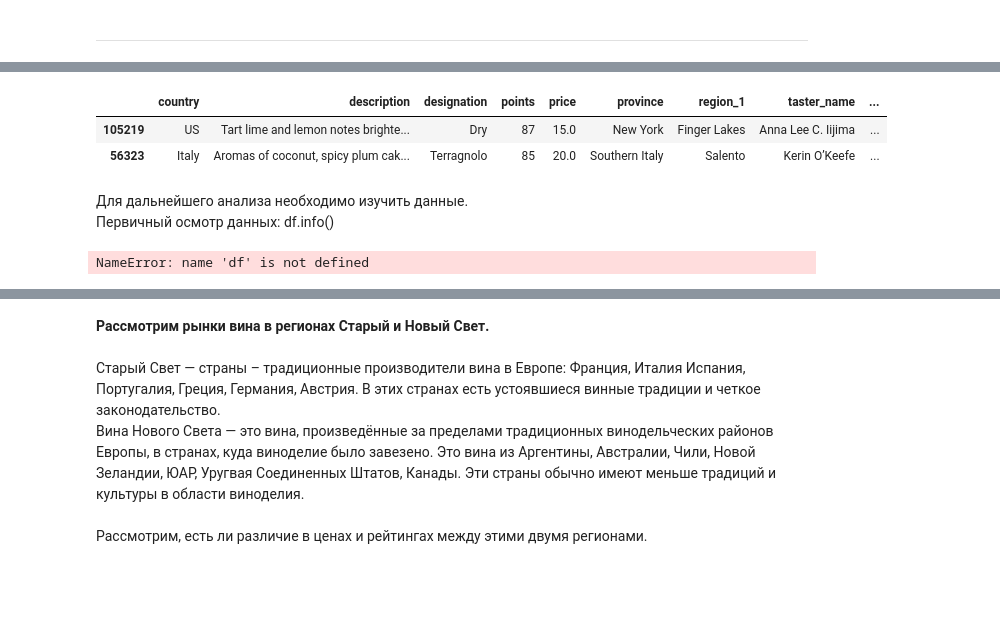
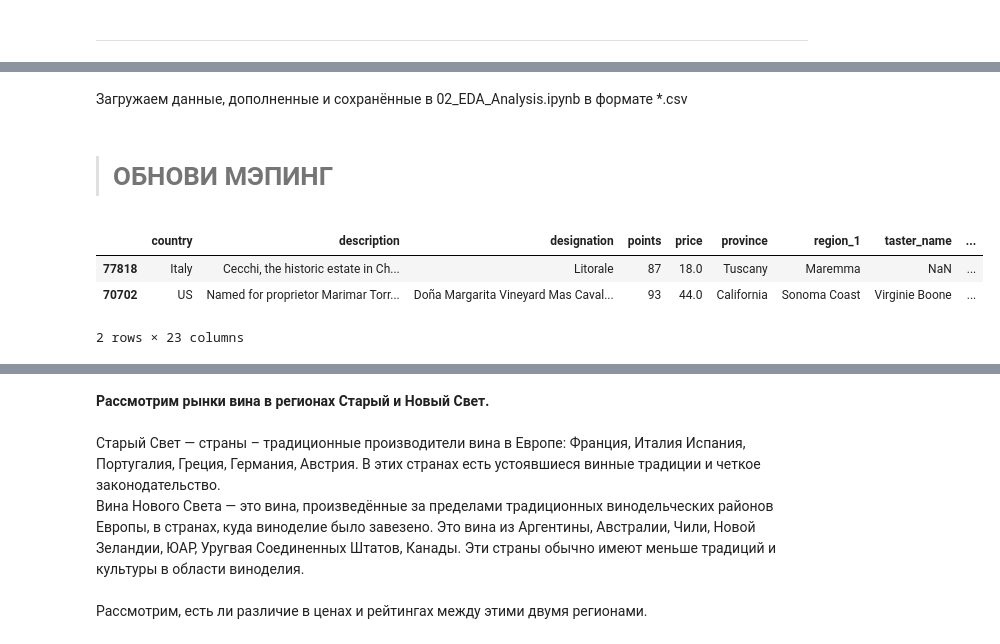
Before and after one commit to 26Ginger/wine-reviews, a Jupyter notebook: notebooks/03_Market_Structure_Hypothesis.ipynb, the cells around one changed output, grey strips where cells are left out. Saved outputs shown, nothing was run; the diff lists cells and outputs as text; code cells hidden in the pictures; blank space fills up the shorter version.

```diff
--- a/notebooks/03_Market_Structure_Hypothesis.ipynb
+++ b/notebooks/03_Market_Structure_Hypothesis.ipynb
@@ -74,30 +71,30 @@ import warnings; warnings.filterwarnings('ignore', category=FutureWarning)
-# %%
-df = pd.read_csv('data/wine_reviews_cleaned.csv')
-df.sample(2)
-# %% [output]
-|  | country | description | designation | points | price | province | region_1 | taster_name | ... |
-| 105219 | US | Tart lime and lemon notes brighte... | Dry | 87 | 15.0 | New York | Finger Lakes | Anna Lee C. Iijima | ... |
-| 56323 | Italy | Aromas of coconut, spicy plum cak... | Terragnolo | 85 | 20.0 | Southern Italy | Salento | Kerin O’Keefe | ... |
-# %% [markdown]
-Для дальнейшего анализа необходимо изучить данные.
-Первичный осмотр данных: df.info()
-# %%
-# Сравнение Новый vs Старый свет
-old_world = df[df['country'].isin(['France', 'Italy', 'Spain', 'Germany', 'Portugal'])]
-new_world = df[df['country'].isin(['US', 'Chile', 'Argentina', 'Australia', 'South Africa'])]
-
-# Статистические тесты
-from scipy.stats import ttest_ind, mannwhitneyu
-
-# Сравнение цен
-t_stat, p_value = ttest_ind(old_world['price'], new_world['price'], nan_policy='omit')
-print(f"Разница в ценах: p-value = {p_value:.4f}")
-
-# Сравнение рейтингов
-# Анализ популярных сортов по регионам
-# Рекомендации для каждого региона
-# %% [output]
-NameError: name 'df' is not defined
+# %% [markdown]
+Загружаем данные, дополненные и сохранённые в 02_EDA_Analysis.ipynb в формате *.csv
+# %% [markdown]
+> # ОБНОВИ МЭПИНГ
+# %%
+dtype_mapping = {
+   'country':'category',
+   'designation':'category',
+   'province':'category',
+   'region_1':'category',
+   'variety':'category',
+   'winery':'category',
+   'continent':'category',
+   'color':'category',
+   'age_category':'category',
+   'year':'Int64',
+   'wine_age':'Int64'
+}
+
+
+df = pd.read_csv('../data/wine_reviews_enriched.csv',  dtype=dtype_mapping)
+df.sample(2)
+# %% [output]
+|  | country | description | designation | points | price | province | region_1 | taster_name | ... |
+| 77818 | Italy | Cecchi, the historic estate in Ch... | Litorale | 87 | 18.0 | Tuscany | Maremma | NaN | ... |
+| 70702 | US | Named for proprietor Marimar Torr... | Doña Margarita Vineyard Mas Caval... | 93 | 44.0 | California | Sonoma Coast | Virginie Boone | ... |
+2 rows × 23 columns
 # %%
 df.info()
 # %% [output]
```
Also changed, not shown: parts of 319 cells of this notebook, 2 other files.
